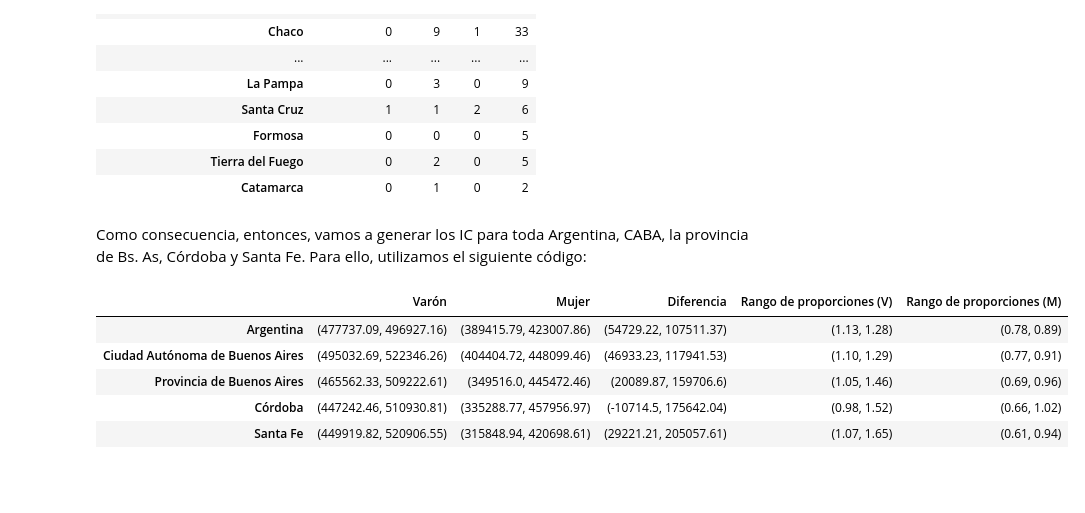
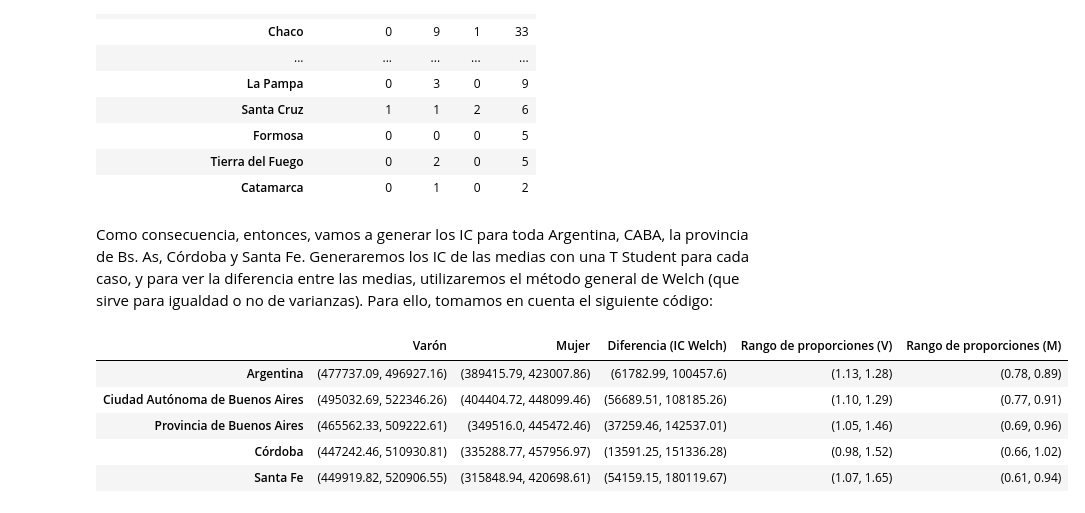
Before and after one commit to helcsnewsxd/data-analysis-visualization-subject, a Jupyter notebook: evaluación/entregable2/personal.ipynb, the cells around one changed output. Saved outputs shown, nothing was run; the diff lists cells and outputs as text; code cells hidden in the pictures; blank space fills up the shorter version.

Commit message:
Agregadas correcciones y cambios a la información a considerar en el ej3 para el entregable

```diff
--- a/evaluación/entregable2/personal.ipynb
+++ b/evaluación/entregable2/personal.ipynb
@@ -741,7 +742,7 @@ df_per_gender_and_province
 | Tierra del Fuego | 0 | 2 | 0 | 5 |
 | Catamarca | 0 | 1 | 0 | 2 |
 # %% [markdown]
-Como consecuencia, entonces, vamos a generar los IC para toda Argentina, CABA, la provincia de Bs. As, Córdoba y Santa Fe. Para ello, utilizamos el siguiente código:
+Como consecuencia, entonces, vamos a generar los IC para toda Argentina, CABA, la provincia de Bs. As, Córdoba y Santa Fe. Generaremos los IC de las medias con una T Student para cada caso, y para ver la diferencia entre las medias, utilizaremos el método general de Welch (que sirve para igualdad o no de varianzas). Para ello, tomamos en cuenta el siguiente código:
 # %%
 # Generador del intervalo de confianza de la media
 def mean_confidence_interval(data, alpha):
@@ -750,47 +751,61 @@ def mean_confidence_interval(data, alpha):
     """
     return st.t.interval(confidence = 1 - alpha, df = len(data) - 1, loc = np.mean(data), scale = st.sem(data))
 
 # Generador de la tabla de intervalos de confianza para toda Argentina y por provincia
 def confidence_interval_table(data, provinces, alpha):
     """
     Genera la tabla de intervalos de confianza para toda Argentina y por provincia, separados por género
     """
-    df_r = pd.DataFrame(index = ['Argentina'] + provinces, columns = ['Varón', 'Mujer'])
+    df_r = pd.DataFrame(index = ['Argentina'] + provinces, columns = ['Varón', 'Mujer', 'Diferencia (IC Welch)'])
 
     # Intervalo de confianza para toda Argentina
-    argentina_interval = data[data['gender'].isin(['Varón', 'Mujer'])].groupby('gender')['salary_monthly_NETO'].apply(mean_confidence_interval, alpha = alpha)
+    argentina_interval = \
+        data[data['gender'].isin(['Varón', 'Mujer'])].groupby('gender')['salary_monthly_NETO'].apply(mean_confidence_interval, alpha = alpha)
+    argentina_interval['Diferencia (IC Welch)'] = \
+        welch_confidence_interval( \
+            estimators1 = calculate_estimators(data = data[data['gender'] == 'Varón']['salary_monthly_NETO']), \
+            estimators2 = calculate_estimators(data = data[data['gender'] == 'Mujer']['salary_monthly_NETO']), \
+            alpha = ALPHA
+        )
     df_r.loc['Argentina'] = argentina_interval
 
     # Intervalo de confianza por provincia
     for province in provinces:
-        province_data = df2[df2['work_province'] == province]
+        province_data = data[(data['gender'].isin(['Varón', 'Mujer'])) & (data['work_province'] == province)]
         province_interval = province_data.groupby('gender')['salary_monthly_NETO'].apply(mean_confidence_interval, alpha = alpha)
+        province_interval['Diferencia (IC Welch)'] = \
+            welch_confidence_interval( \
+                estimators1 = \
+                    calculate_estimators(data = province_data[province_data['gender'] == 'Varón']['salary_monthly_NETO']), \
+                estimators2 = \
+                    calculate_estimators(data = province_data[province_data['gender'] == 'Mujer']['salary_monthly_NETO']), \
+                alpha = ALPHA
+            )
 
         df_r.loc[province] = province_interval
 
-    # Ver rango de diferencia
-    df_r['Diferencia'] = df_r.apply(lambda x: (x['Varón'][0] - x['Mujer'][1], x['Varón'][1] - x['Mujer'][0]), axis = 1)
-
     # Generar el rango de proporciones para cada caso
-    df_r['Rango de proporciones (V)'] = df_r.apply(lambda x: f"({x['Varón'][0]/x['Mujer'][1]:.2f}, {x['Varón'][1]/x['Mujer'][0]:.2f})", axis = 1)
-    df_r['Rango de proporciones (M)'] = df_r.apply(lambda x: f"({x['Mujer'][0]/x['Varón'][1]:.2f}, {x['Mujer'][1]/x['Varón'][0]:.2f})", axis = 1)
+    df_r['Rango de proporciones (V)'] = \
+        df_r.apply(lambda x: f"({x['Varón'][0]/x['Mujer'][1]:.2f}, {x['Varón'][1]/x['Mujer'][0]:.2f})", axis = 1)
+    df_r['Rango de proporciones (M)'] = \
+        df_r.apply(lambda x: f"({x['Mujer'][0]/x['Varón'][1]:.2f}, {x['Mujer'][1]/x['Varón'][0]:.2f})", axis = 1)
 
     # Aplicar round2 a todas las tuplas
     df_r = df_r.map(lambda x: (round(x[0], 2), round(x[1], 2)) if isinstance(x, tuple) else x)
 
     return df_r
 
 # Calculamos solo para Argentina, CABA, Buenos Aires, Córdoba y Santa Fe
 provinces = ['Ciudad Autónoma de Buenos Aires', 'Provincia de Buenos Aires', 'Córdoba', 'Santa Fe']
 ci_table = confidence_interval_table(data = df2, provinces = provinces , alpha = ALPHA)
 ci_table
 # %% [output]
-|  | Varón | Mujer | Diferencia | Rango de proporciones (V) | Rango de proporciones (M) |
-| Argentina | (477737.09, 496927.16) | (389415.79, 423007.86) | (54729.22, 107511.37) | (1.13, 1.28) | (0.78, 0.89) |
-| Ciudad Autónoma de Buenos Aires | (495032.69, 522346.26) | (404404.72, 448099.46) | (46933.23, 117941.53) | (1.10, 1.29) | (0.77, 0.91) |
-| Provincia de Buenos Aires | (465562.33, 509222.61) | (349516.0, 445472.46) | (20089.87, 159706.6) | (1.05, 1.46) | (0.69, 0.96) |
-| Córdoba | (447242.46, 510930.81) | (335288.77, 457956.97) | (-10714.5, 175642.04) | (0.98, 1.52) | (0.66, 1.02) |
-| Santa Fe | (449919.82, 520906.55) | (315848.94, 420698.61) | (29221.21, 205057.61) | (1.07, 1.65) | (0.61, 0.94) |
+|  | Varón | Mujer | Diferencia (IC Welch) | Rango de proporciones (V) | Rango de proporciones (M) |
+| Argentina | (477737.09, 496927.16) | (389415.79, 423007.86) | (61782.99, 100457.6) | (1.13, 1.28) | (0.78, 0.89) |
+| Ciudad Autónoma de Buenos Aires | (495032.69, 522346.26) | (404404.72, 448099.46) | (56689.51, 108185.26) | (1.10, 1.29) | (0.77, 0.91) |
+| Provincia de Buenos Aires | (465562.33, 509222.61) | (349516.0, 445472.46) | (37259.46, 142537.01) | (1.05, 1.46) | (0.69, 0.96) |
+| Córdoba | (447242.46, 510930.81) | (335288.77, 457956.97) | (13591.25, 151336.28) | (0.98, 1.52) | (0.66, 1.02) |
+| Santa Fe | (449919.82, 520906.55) | (315848.94, 420698.61) | (54159.15, 180119.67) | (1.07, 1.65) | (0.61, 0.94) |
 # %% [markdown]
 Gracias al cual podemos notar la siguiente información relevante **sobre el 2023**:
 - En general, para toda Argentina, una mujer cobraba entre el $78\%$ y el $89\%$ de lo que cobraba un hombre.
```
Also changed, not shown: parts of 3 cells of this notebook.
